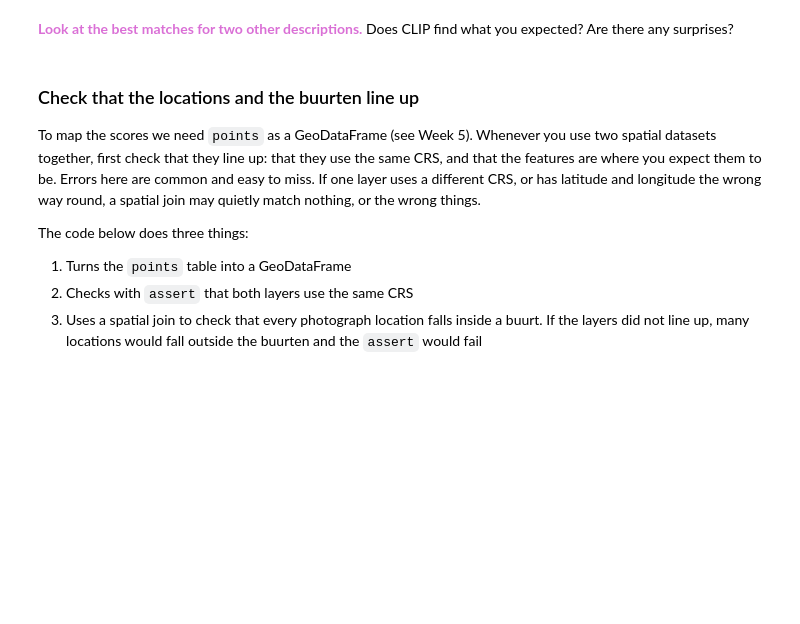
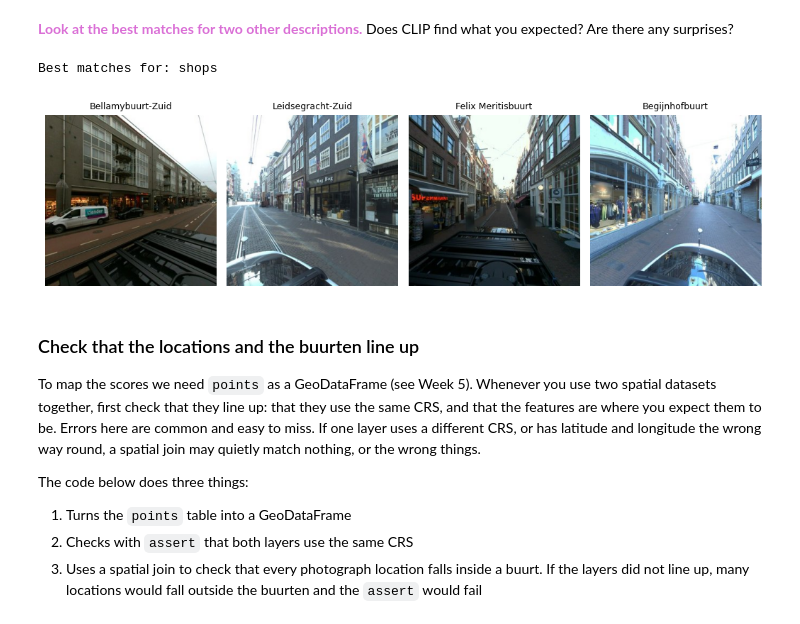
Before and after one commit to ChifuniroBaluwa/GEOG5415, a Jupyter notebook: Week_9_Reproducibility.ipynb, the cells around one changed output. Drawn from its saved outputs; the diff is of its cells as text; code cells hidden in the pictures; blank space fills up the shorter version.

```diff
--- a/Week_9_Reproducibility.ipynb
+++ b/Week_9_Reproducibility.ipynb
@@ -267,6 +440,11 @@ show_prompt_images(images, 'canal')
 <font color='orchid'> <b>Look at the best matches for two other descriptions.</b></font> Does CLIP find what you expected? Are there any surprises?
 # %%
 # Add your code here
+
+show_prompt_images(images, 'shops')
+# %% [output]
+Best matches for: shops
+[figure, added]
 # %% [markdown]
 ### Check that the locations and the buurten line up
 
```
Also changed, not shown: parts of 25 cells of this notebook.
